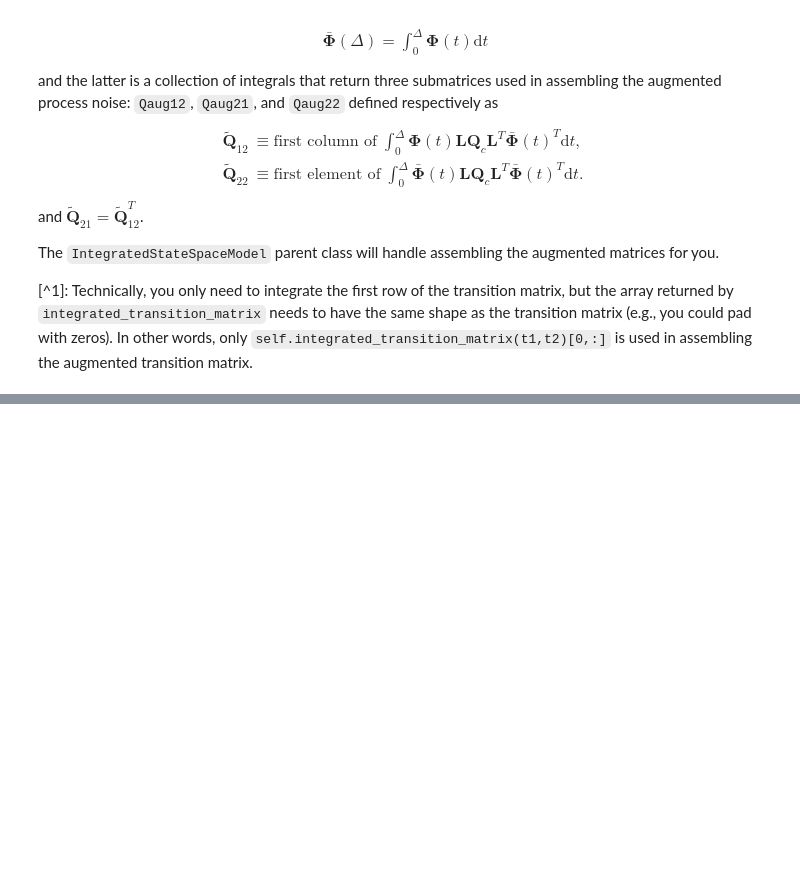
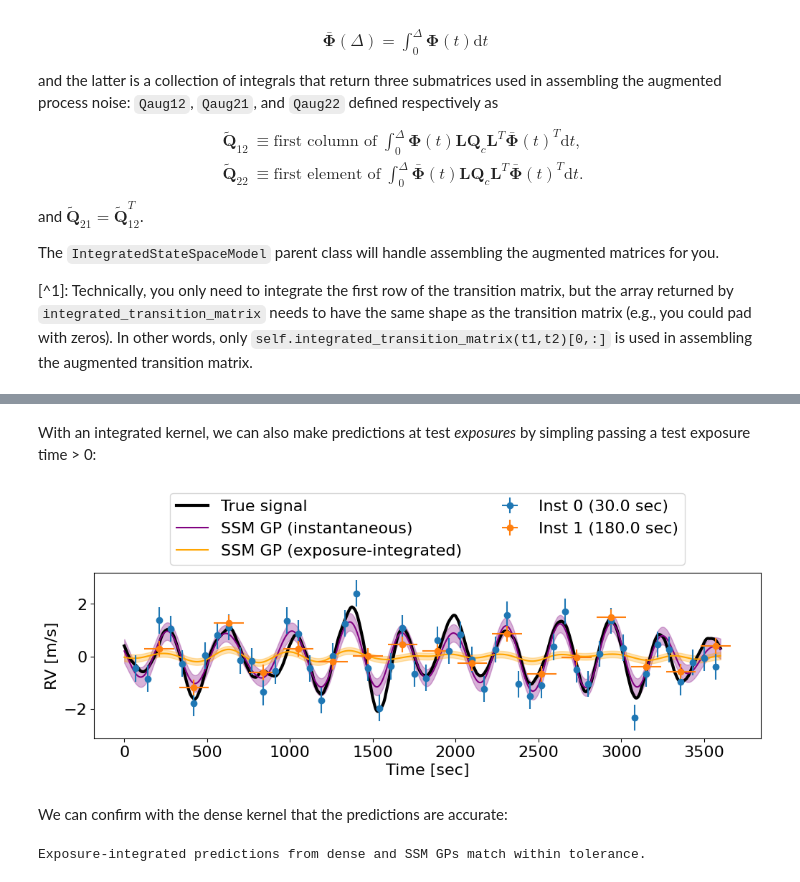
Before and after one commit to smolgp-dev/smolgp, a Jupyter notebook: docs/tutorials/integrated.ipynb, the cells around one changed output, grey strips where cells are left out. Drawn from its saved outputs; the diff is of its cells as text; code cells hidden in the pictures; blank space fills up the shorter version.

Commit message:
update integrated tutorial with exposure-aware predict

```diff
--- a/docs/tutorials/integrated.ipynb
+++ b/docs/tutorials/integrated.ipynb
@@ -288,0 +293,47 @@ The `IntegratedStateSpaceModel` parent class will handle assembling the augmente
+# %%
+sho_ssm = smolgp.kernels.IntegratedSHO(sigma=sigma, omega=w, quality=Q)
+gp_ssm = smolgp.GaussianProcess(sho_ssm, X, noise=yerr_train)
+
+# Predict at test points using zero exposure time and instrument ID 0
+# (the choice of instrument ID doesn't matter here)
+X_test = (t_true, jnp.full_like(t_true, 0), jnp.full_like(t_true, 0).astype(int))
+mu_ssm, var_ssm = gp_ssm.predict(X_test, y_train, return_var=True)
+# %% [markdown]
+With an integrated kernel, we can also make predictions at test _exposures_ by simpling passing a test exposure time > 0:
+# %%
+texp_test = jnp.full_like(t_true, 300.0)
+X_test_exp = (t_true, texp_test, jnp.full_like(t_true, 0).astype(int))
+
+mu_ssm_exp, var_ssm_exp = gp_ssm.predict(X_test_exp, y_train, return_var=True)
+# %%
+fig, ax = plt.subplots(1,1,figsize=(12,3))
+
+ax.plot(t_true, f(t_true), label='True signal', color='k', lw=3)
+
+# Instantaneous prediction
+ax.plot(t_true, mu_ssm, color='purple', label='SSM GP (instantaneous)')
+ax.fill_between(t_true, mu_ssm - jnp.sqrt(var_ssm), mu_ssm + jnp.sqrt(var_ssm), color='purple', alpha=0.3)
+
+# Exposure-integrated prediction
+ax.plot(t_true, mu_ssm_exp, color='orange', label='SSM GP (exposure-integrated)')
+ax.fill_between(t_true, mu_ssm_exp - jnp.sqrt(var_ssm_exp), mu_ssm_exp + jnp.sqrt(var_ssm_exp), color='orange', alpha=0.3)
+
+for instid in range(Ninsts):
+    ax.errorbar(ts[instid], ys[instid],
+                xerr=texps[instid]/2, yerr=yerrs[instid], fmt='o',
+                label=f'Inst {instid} ({texps[instid][0]} sec)')
+
+ax.legend(ncol=2, loc='lower center', bbox_to_anchor=(0.5, 1))
+ax.set(ylabel='RV [m/s]', xlabel='Time [sec]');
+# %% [output]
+[figure, added]
+# %% [markdown]
+We can confirm with the dense kernel that the predictions are accurate:
+# %%
+mu_exp, var_exp = gp_dense.predict(y_train, X_test_exp, return_var=True)
+
+assert jnp.all(jnp.abs(mu_exp-mu_ssm_exp) < 1e-12), "Means do not match!"
+assert jnp.all(jnp.abs(var_exp-var_ssm_exp-offset) < 1e-12), "Variances do not match!"
+print("Exposure-integrated predictions from dense and SSM GPs match within tolerance.")
+# %% [output]
+Exposure-integrated predictions from dense and SSM GPs match within tolerance.
```
Also changed, not shown: parts of 4 cells of this notebook.
